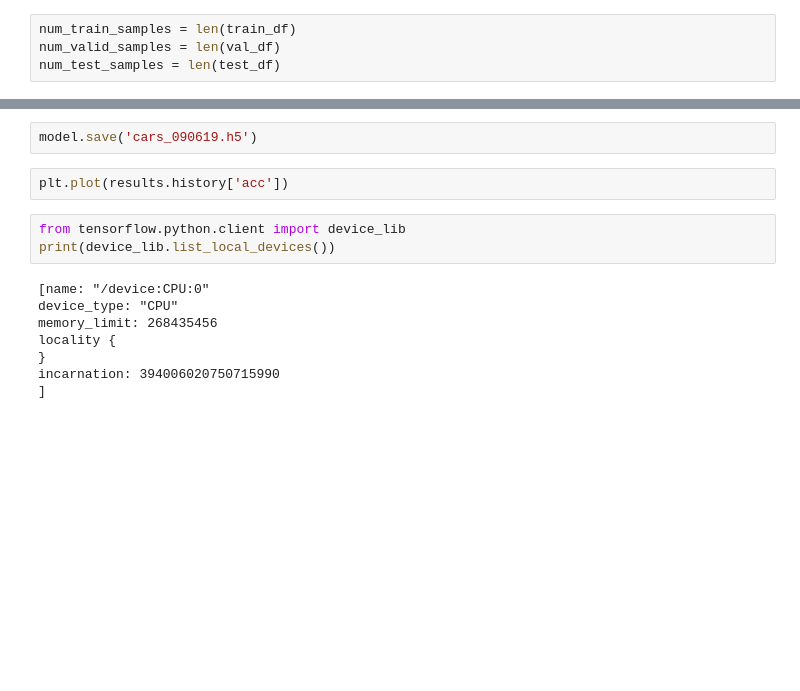
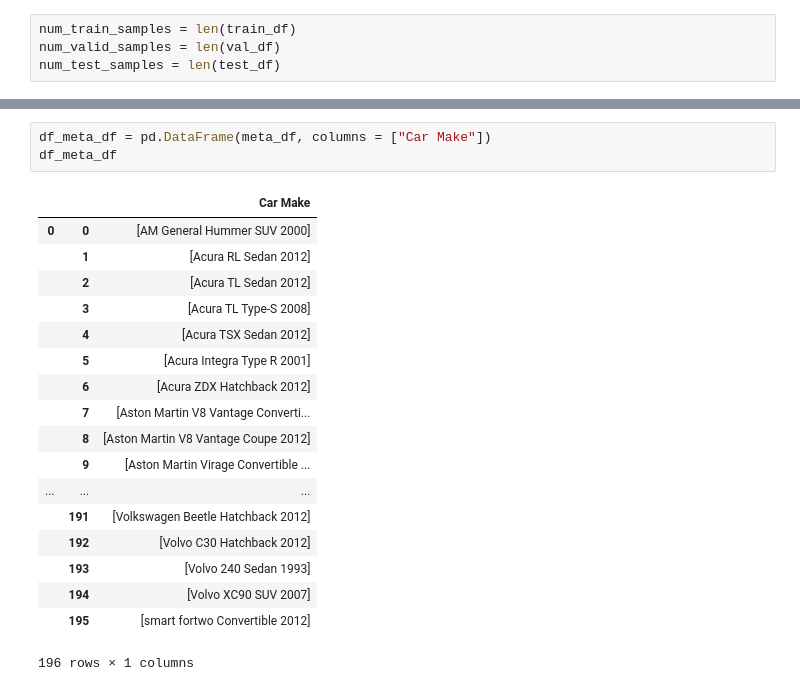
Before and after one commit to cyshen11/Grab-AI-Computer-Vision-Challenge, a Jupyter notebook: Grab AI Computer Vision Challenge.ipynb, the cells around one changed output, grey strips where cells are left out. Saved outputs shown, nothing was run; the diff lists cells and outputs as text; blank space fills up the shorter version.

```diff
--- a/Grab AI Computer Vision Challenge.ipynb
+++ b/Grab AI Computer Vision Challenge.ipynb
@@ -256,15 +304,22 @@ Epoch 1/100000
-# %%
-model.save('cars_090619.h5')
-# %%
-plt.plot(results.history['acc'])
-# %%
-from tensorflow.python.client import device_lib
-print(device_lib.list_local_devices())
-# %% [output]
-[name: "/device:CPU:0"
-device_type: "CPU"
-memory_limit: 268435456
-locality {
-}
-incarnation: 394006020750715990
-]
+# %%
+df_meta_df = pd.DataFrame(meta_df, columns = ["Car Make"])
+df_meta_df
+# %% [output]
+|  |  | Car Make |
+| 0 | 0 | [AM General Hummer SUV 2000] |
+|  | 1 | [Acura RL Sedan 2012] |
+|  | 2 | [Acura TL Sedan 2012] |
+|  | 3 | [Acura TL Type-S 2008] |
+|  | 4 | [Acura TSX Sedan 2012] |
+|  | 5 | [Acura Integra Type R 2001] |
+|  | 6 | [Acura ZDX Hatchback 2012] |
+|  | 7 | [Aston Martin V8 Vantage Converti... |
+|  | 8 | [Aston Martin V8 Vantage Coupe 2012] |
+|  | 9 | [Aston Martin Virage Convertible ... |
+| ... | ... | ... |
+|  | 191 | [Volkswagen Beetle Hatchback 2012] |
+|  | 192 | [Volvo C30 Hatchback 2012] |
+|  | 193 | [Volvo 240 Sedan 1993] |
+|  | 194 | [Volvo XC90 SUV 2007] |
+|  | 195 | [smart fortwo Convertible 2012] |
+196 rows × 1 columns
```
Also changed, not shown: parts of 9 cells of this notebook, 2 other files.
